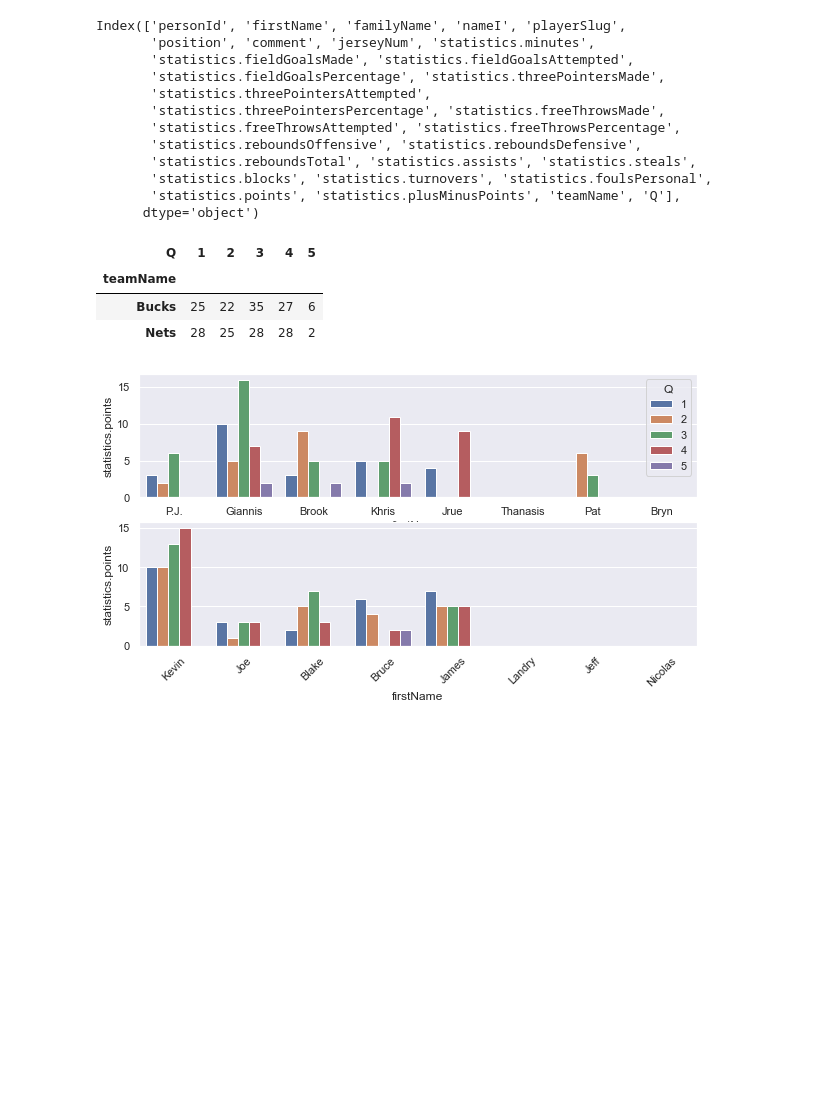
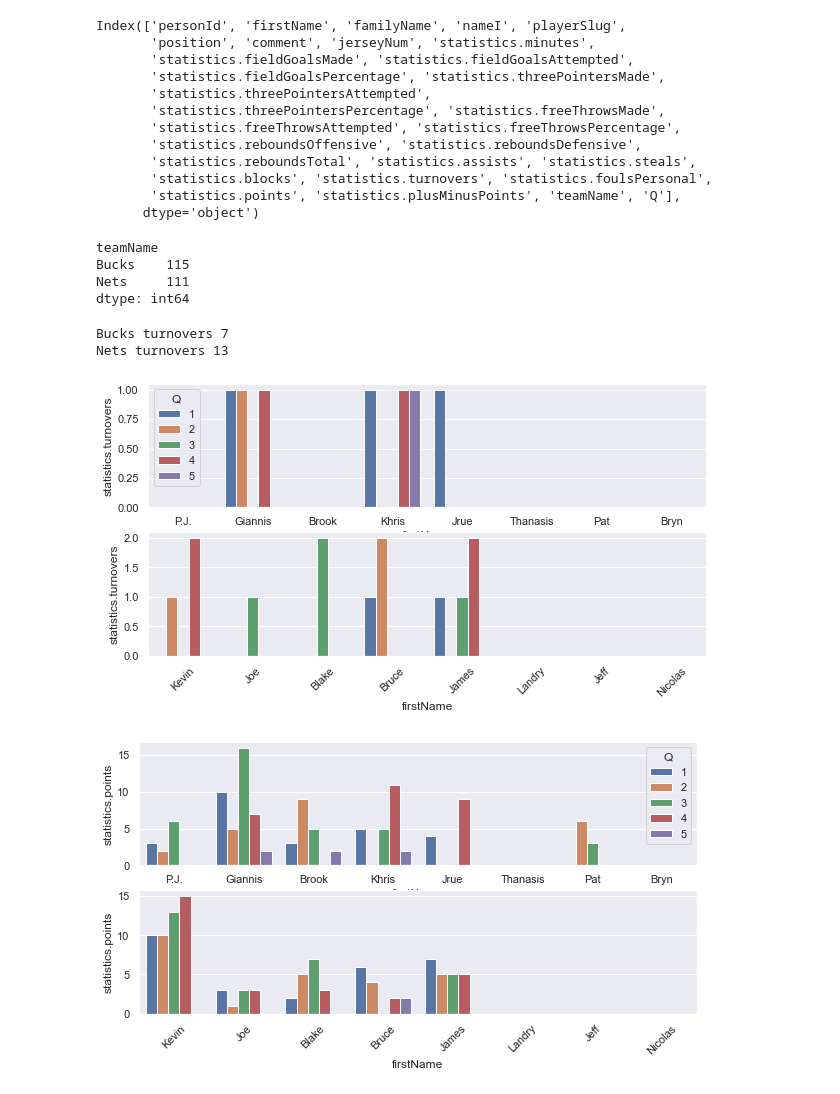
Before and after one commit to NERDBASK/NERDBASK, a Jupyter notebook: notebooks/analise1_BucksXNets_jogo7_Leste_SemiFinal.ipynb, the cells around one changed output. Cells and saved outputs as stored; diff of their text form; code cells hidden in the pictures; blank space fills up the shorter version.

```diff
--- a/notebooks/analise1_BucksXNets_jogo7_Leste_SemiFinal.ipynb
+++ b/notebooks/analise1_BucksXNets_jogo7_Leste_SemiFinal.ipynb
@@ -7,7 +7,7 @@ import matplotlib.pyplot as plt
 import seaborn as sns
 sns.set()
 # %%
-df_jogo = pd.read_csv('../dados/0042000217_Nets_Bucks/0042000217_players_statistics.csv')
+df_jogo = pd.read_csv('https://raw.githubusercontent.com/3x3post/3x3post/main/dados/0042000217_Nets_Bucks/0042000217_players_statistics.csv')
 df_jogo.head()
 # %% [output]
 |  | personId | firstName | familyName | nameI | playerSlug | position | comment | jerseyNum | ... |
@@ -38,12 +38,32 @@ pontos_um = agrupamento['statistics.freeThrowsMade'].sum()
 pontos_dois = (agrupamento['statistics.fieldGoalsMade'].sum() - agrupamento['statistics.threePointersMade'].sum()) * 2
 pontos_tres = agrupamento['statistics.threePointersMade'].sum() * 3
 pontos = pontos_um + pontos_dois + pontos_tres
-pontos.reset_index().pivot_table(index='teamName', values=0, columns='Q')
+pontos.reset_index().pivot_table(index='teamName', values=0, columns='Q').sum(axis=1)
 # %% [output]
-| Q | 1 | 2 | 3 | 4 | 5 |
-| teamName |  |  |  |  |  |
-| Bucks | 25 | 22 | 35 | 27 | 6 |
-| Nets | 28 | 25 | 28 | 28 | 2 |
+teamName
+Bucks    115
+Nets     111
+dtype: int64
+# %%
+fig, axs = plt.subplots(2, 1, figsize=(10, 5))
+
+sns.barplot(data=df_jogo.query('teamName == "Bucks"'), y='statistics.turnovers', x='firstName', hue='Q', ax=axs[0])
+plt.xticks(rotation=45)
+total = df_jogo.query('teamName == "Bucks"')['statistics.turnovers'].sum()
+print(f"Bucks turnovers {total}")
+
+sns.barplot(data=df_jogo.query('teamName == "Nets"'), y='statistics.turnovers', x='firstName', hue='Q', ax=axs[1])
+plt.xticks(rotation=45)
+total = df_jogo.query('teamName == "Nets"')['statistics.turnovers'].sum()
+print(f"Nets turnovers {total}")
+
+plt.legend('').set_visible(False)
+
+plt.show()
+# %% [output]
+Bucks turnovers 7
+Nets turnovers 13
+[figure, added]
 # %%
 fig, axs = plt.subplots(2, 1, figsize=(10, 5))
 
```
Also changed, not shown: parts of 2 cells of this notebook.
